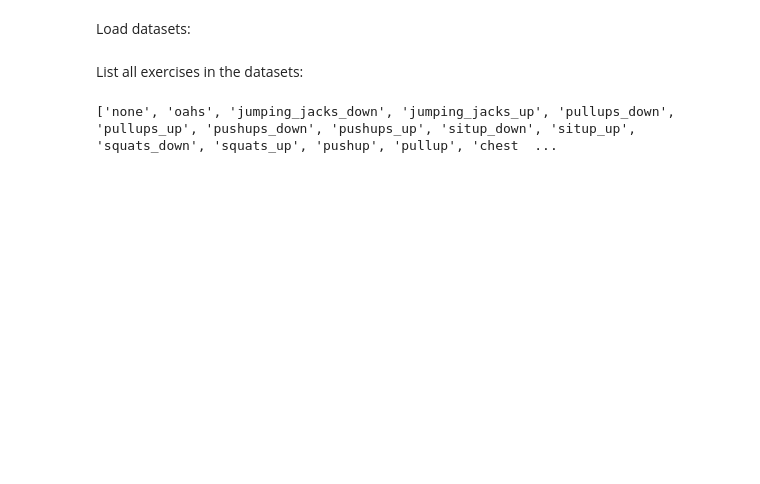
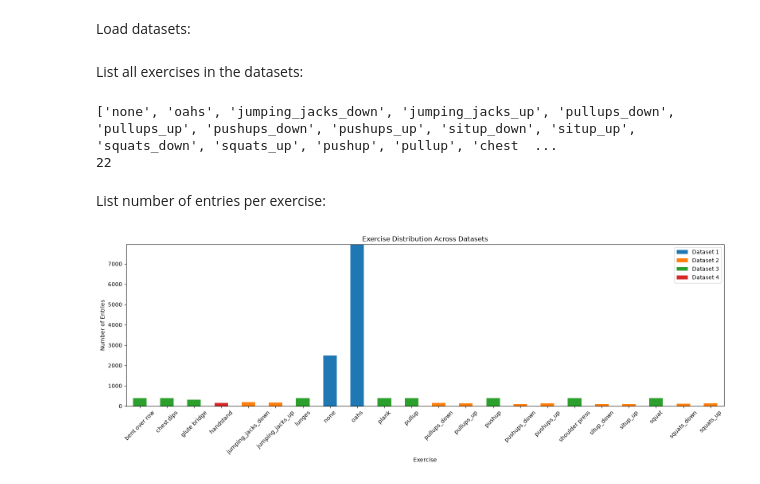
Before and after one commit to kevin-l-tran/483-project, a Jupyter notebook: preprocess/visualization.ipynb, the cells around one changed output. Cells and saved outputs as stored; diff of their text form; code cells hidden in the pictures; blank space fills up the shorter version.

Commit message:
visualized number of entries per exercise

```diff
--- a/preprocess/visualization.ipynb
+++ b/preprocess/visualization.ipynb
@@ -1,21 +4,48 @@
 # %% [markdown]
 Load datasets:
 # %%
-import pandas as pd
-
 dataset1 = pd.read_csv("../data/calisthenics_oahs_keypoints.csv")
 dataset2 = pd.read_csv("../data/exercise_recognition_landmarks.csv")
 dataset3 = pd.read_csv("../data/imagePoses.csv")
 dataset4 = pd.read_csv("../data/yoga82_handstand_keypoints.csv")
+
+d1_exercises = dataset1["skill_id"].dropna()
+d2_exercises = dataset2["pose"].dropna()
+d3_exercises = dataset3["excercise"].dropna()
+d4_exercises = dataset4["exercise"].dropna()
 # %% [markdown]
 List all exercises in the datasets:
 # %%
-d1_exercises = dataset1["skill_id"].dropna().unique().tolist()
-d2_exercises = dataset2["pose"].dropna().unique().tolist()
-d3_exercises = dataset3["excercise"].dropna().unique().tolist()
-d4_exercises = dataset4["exercise"].dropna().unique().tolist()
+all_exercises = (
+    d1_exercises.unique().tolist()
+    + d2_exercises.unique().tolist()
+    + d3_exercises.unique().tolist()
+    + d4_exercises.unique().tolist()
+)
 
-all_exercises = d1_exercises + d2_exercises + d3_exercises + d4_exercises
 print(all_exercises)
+print(len(all_exercises))
 # %% [output]
 ['none', 'oahs', 'jumping_jacks_down', 'jumping_jacks_up', 'pullups_down', 'pullups_up', 'pushups_down', 'pushups_up', 'situp_down', 'situp_up', 'squats_down', 'squats_up', 'pushup', 'pullup', 'chest  ...
+22
+# %% [markdown]
+List number of entries per exercise:
+# %%
+counts = pd.DataFrame({
+    "Dataset 1": d1_exercises.value_counts(),
+    "Dataset 2": d2_exercises.value_counts(),
+    "Dataset 3": d3_exercises.value_counts(),
+    "Dataset 4": d4_exercises.value_counts(),
+}).fillna(0)
+
+ax = counts.plot(kind="bar", stacked=True, figsize=(16, 6))
+
+ax.set_title("Exercise Distribution Across Datasets")
+ax.set_xlabel("Exercise")
+ax.set_ylabel("Number of Entries")
+ax.tick_params(axis="x", labelrotation=45)
+
+plt.tight_layout()
+plt.show()
+# %% [output]
+[figure, added]
```
Also changed, not shown: parts of 2 cells of this notebook.
